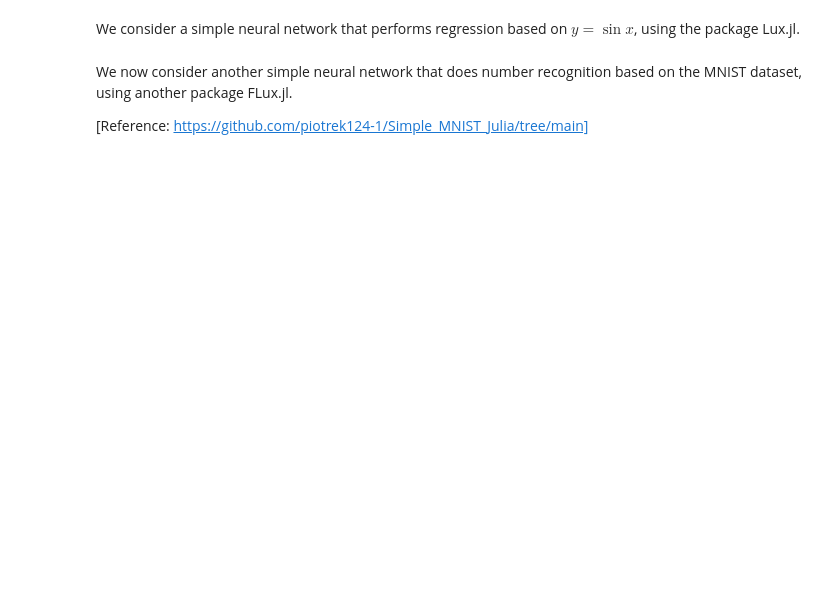
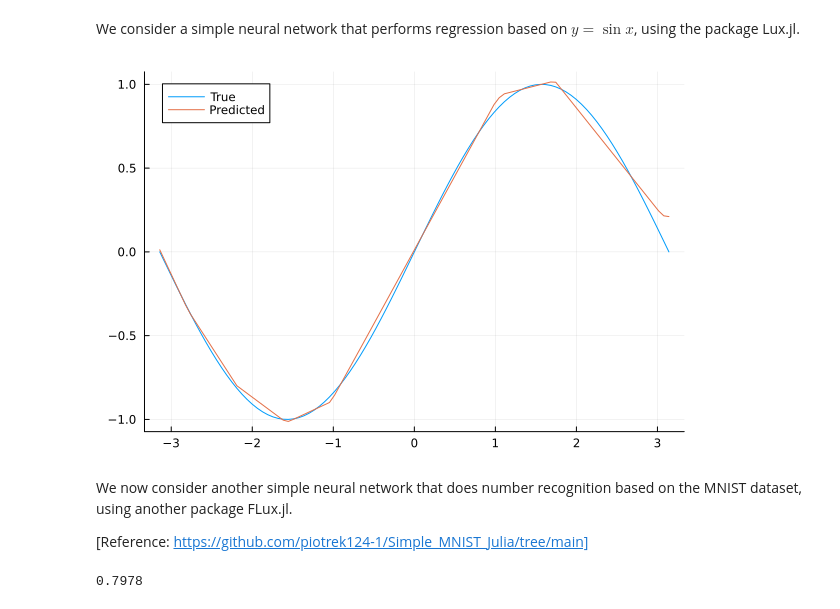
Before and after one commit to jaamestaay/M2R-Group-29, a Jupyter notebook: neural_network.ipynb, the cells around one changed output. Drawn from its saved outputs; the diff is of its cells as text; code cells hidden in the pictures; blank space fills up the shorter version.

```diff
--- a/neural_network.ipynb
+++ b/neural_network.ipynb
@@ -3,33 +3,37 @@ We consider a simple neural network that performs regression based on $y = \sin
 # %%
 using Lux, Random, Optimization, OptimizationOptimisers, ComponentArrays, Zygote, Plots, LinearAlgebra
 
 # Define data for regression
 n = 100
 x = range(-π, π; length = n)
 y = sin.(x)
 
 # Define a neural network model
-model = Chain(Dense(1 => 10, relu), Dense(10 => 10, relu), Dense(10 => 1))
+model = Chain(
+    Dense(1 => 10, relu),
+    Dense(10 => 10, relu),
+    Dense(10 => 1)
+)
 
 # Define the loss function based on 2-norm
 function regression_loss(ps, (model, st, (x, y)))
     ŷ = vec(model(x', ps, st)[1])
     return norm(ŷ - y)
 end
 
-# Train the neural network
+# Setup the neural network
 rng = MersenneTwister()
 ps, st = Lux.setup(rng, model)
 
-# Define the optimization problem
+# Define and solve the optimization problem
 prob = OptimizationProblem(OptimizationFunction(regression_loss, Optimization.AutoZygote()), ComponentArray(ps), (model, st, (x, y)))
-
-# Solve the optimization problem
-@time ret = solve(prob, Adam(0.03), maxiters = 250)
+ret = solve(prob, Adam(0.03), maxiters = 250)
 
 # Plot the results
-plot(x, y, label="True")
-plot!(x, vec(model(x', ret.u, st)[1]), label="Predicted")
+plot(x, y, label = "True")
+plot!(x, vec(model(x', ret.u, st)[1]), label = "Predicted")
+# %% [output]
+[figure, added]
 # %% [markdown]
 We now consider another simple neural network that does number recognition based on the MNIST dataset, using another package FLux.jl.
 
@@ -41,30 +45,30 @@ using Flux, MLDatasets
 x_train, y_train = MLDatasets.MNIST.traindata(Float32)
 x_test, y_test = MLDatasets.MNIST.testdata(Float32)
 
+# Flatten the images
+x_train_flat = Flux.flatten(x_train)
+x_test_flat = Flux.flatten(x_test)
+
 # Use one-hot encoding for the labels
-y_train = Flux.onehotbatch(y_train, 0:9)
+y_train_oh = Flux.onehotbatch(y_train, 0:9)
 
 # Define a neural network model
-model = Chain(Dense(784, 256, relu), Dense(256, 10, relu), softmax)
+model = Chain(
+    Dense(28*28, 196, relu),
+    Dense(196, 49, relu),
+    Dense(49, 10)
+)
 
 # Define the loss function based on cross entropy
 loss(x, y) = Flux.Losses.logitcrossentropy(model(x), y)
 
 # Train the neural network
-parameters = Flux.params(model)
-train_data = [(Flux.flatten(x_train), Flux.flatten(y_train))]
-for i in 1:300
-    Flux.train!(loss, parameters, train_data, Adam(0.003))
+dataset = [(x_train_flat, y_train_oh)]
+for epoch in 1:25
+    Flux.train!(loss, Flux.params(model), dataset, Adam(0.003))
 end
 
-# Test the neural network
-test_data = [(Flux.flatten(x_test), y_test)]
-accuracy = 0
-for i in 1:length(y_test)
-    if findmax(model(test_data[1][1][:, i]))[2] - 1  == y_test[i]
-        accuracy = accuracy + 1
-    end
-end
-
-# Print the accuracy
-accuracy / length(y_test)
+# Print the test accuracy
+sum(Flux.onecold(model(x_test_flat)) .== (y_test .+ 1)) / length(y_test)
+# %% [output]
+0.7978
```
